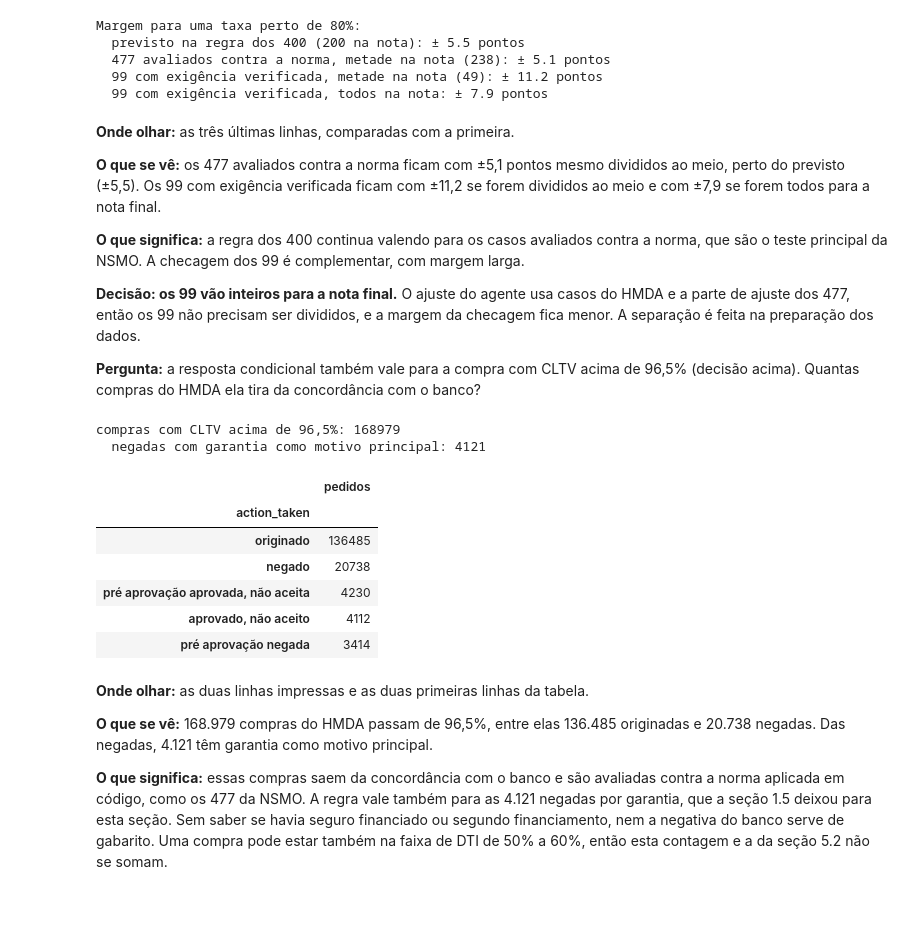
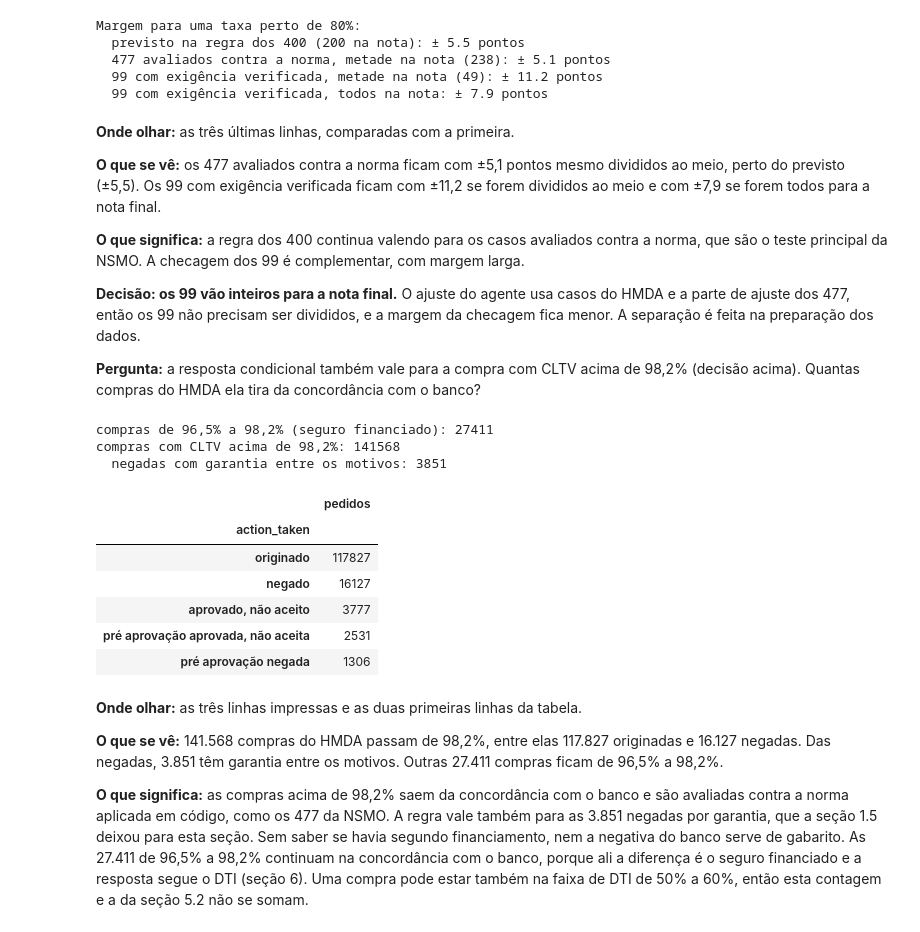
Before and after one commit to polloncarlos/multi-agent-credit-decision, a Jupyter notebook: notebooks/01_data_understanding.ipynb, the cells around one changed output. Saved outputs shown, nothing was run; the diff lists cells and outputs as text; code cells hidden in the pictures; blank space fills up the shorter version.

```diff
--- a/notebooks/01_data_understanding.ipynb
+++ b/notebooks/01_data_understanding.ipynb
@@ -647,19 +649,31 @@ O HMDA não diz qual dos três tipos de refinanciamento sem saque é cada pedido
 # %%
 # Teto por finalidade: compra, refinanciamento sem saque e com saque
-from src.rules import CLTV_CAP
+from src.rules import CLTV_CAP, cap_with_ufmip
+
+# Teto com o seguro inicial somado por cima (II.A.2): 98,2, 99,5 e 81,4
+CLTV_CAP_SEGURO = {}
+for finalidade in CLTV_CAP:
+    CLTV_CAP_SEGURO[finalidade] = cap_with_ufmip(finalidade, None)
 
 def acima_do_teto(df: pd.DataFrame) -> pd.DataFrame:
     d = df[df['loan_purpose'].isin(CLTV_CAP.keys())]
     cltv = pd.to_numeric(d['loan_to_value_ratio'], errors='coerce')
     acima = cltv > d['loan_purpose'].map(CLTV_CAP)
+    acima_seguro = cltv > d['loan_purpose'].map(CLTV_CAP_SEGURO)
     return pd.DataFrame({
         'pedidos': d.groupby('loan_purpose').size(),
         'acima do teto (%)': acima.groupby(d['loan_purpose']).mean()
         .mul(100).round(1),
+        'acima do teto com seguro (%)': acima_seguro
+        .groupby(d['loan_purpose']).mean().mul(100).round(1),
     }).rename(index=LOAN_PURPOSE)
 
+# Garantia em qualquer um dos quatro motivos
+neg_gar_4 = negados[(negados[todos_motivos] == '4').any(axis=1)]
+
 pd.concat({
-    'negados por garantia': acima_do_teto(neg_gar),
+    'negados por garantia (1º motivo)': acima_do_teto(neg_gar),
+    'negados por garantia (qualquer motivo)': acima_do_teto(neg_gar_4),
     'originados': acima_do_teto(originados),
 }, axis=1)
 # %% [output]
@@ -2031,34 +2047,36 @@ Margem para uma taxa perto de 80%:
 
 **Decisão: os 99 vão inteiros para a nota final.** O ajuste do agente usa casos do HMDA e a parte de ajuste dos 477, então os 99 não precisam ser divididos, e a margem da checagem fica menor. A separação é feita na preparação dos dados.
 
-**Pergunta:** a resposta condicional também vale para a compra com CLTV acima de 96,5% (decisão acima). Quantas compras do HMDA ela tira da concordância com o banco?
+**Pergunta:** a resposta condicional também vale para a compra com CLTV acima de 98,2% (decisão acima). Quantas compras do HMDA ela tira da concordância com o banco?
 # %%
-# Compras do HMDA com CLTV acima do teto de compra, por decisão
+# Compras do HMDA com CLTV acima do teto com o seguro financiado, por decisão
 compras_hmda = hmda[hmda['loan_purpose'] == '1']
 cltv_hmda = pd.to_numeric(compras_hmda['loan_to_value_ratio'], errors='coerce')
-acima_teto = compras_hmda[cltv_hmda > CLTV_CAP['1']]
-negada_garantia = (acima_teto['action_taken'] == '3') & (
-    acima_teto['denial_reason-1'] == '4'
-)
-print('compras com CLTV acima de 96,5%:', len(acima_teto))
-print('  negadas com garantia como motivo principal:', negada_garantia.sum())
+faixa_seguro = (cltv_hmda > CLTV_CAP['1']) & (cltv_hmda <= CLTV_CAP_SEGURO['1'])
+acima_teto = compras_hmda[cltv_hmda > CLTV_CAP_SEGURO['1']]
+garantia_entre_motivos = (acima_teto[todos_motivos] == '4').any(axis=1)
+negada_garantia = (acima_teto['action_taken'] == '3') & garantia_entre_motivos
+print('compras de 96,5% a 98,2% (seguro financiado):', faixa_seguro.sum())
+print('compras com CLTV acima de 98,2%:', len(acima_teto))
+print('  negadas com garantia entre os motivos:', negada_garantia.sum())
 acima_teto['action_taken'].map(ACTION_TAKEN).value_counts().to_frame('pedidos')
 # %% [output]
-compras com CLTV acima de 96,5%: 168979
-  negadas com garantia como motivo principal: 4121
+compras de 96,5% a 98,2% (seguro financiado): 27411
+compras com CLTV acima de 98,2%: 141568
+  negadas com garantia entre os motivos: 3851
 |  | pedidos |
 | action_taken |  |
-| originado | 136485 |
-| negado | 20738 |
-| pré aprovação aprovada, não aceita | 4230 |
-| aprovado, não aceito | 4112 |
-| pré aprovação negada | 3414 |
+| originado | 117827 |
+| negado | 16127 |
+| aprovado, não aceito | 3777 |
+| pré aprovação aprovada, não aceita | 2531 |
+| pré aprovação negada | 1306 |
 # %% [markdown]
-**Onde olhar:** as duas linhas impressas e as duas primeiras linhas da tabela.
+**Onde olhar:** as três linhas impressas e as duas primeiras linhas da tabela.
 
-**O que se vê:** 168.979 compras do HMDA passam de 96,5%, entre elas 136.485 originadas e 20.738 negadas. Das negadas, 4.121 têm garantia como motivo principal.
+**O que se vê:** 141.568 compras do HMDA passam de 98,2%, entre elas 117.827 originadas e 16.127 negadas. Das negadas, 3.851 têm garantia entre os motivos. Outras 27.411 compras ficam de 96,5% a 98,2%.
 
-**O que significa:** essas compras saem da concordância com o banco e são avaliadas contra a norma aplicada em código, como os 477 da NSMO. A regra vale também para as 4.121 negadas por garantia, que a seção 1.5 deixou para esta seção. Sem saber se havia seguro financiado ou segundo financiamento, nem a negativa do banco serve de gabarito. Uma compra pode estar também na faixa de DTI de 50% a 60%, então esta contagem e a da seção 5.2 não se somam.
+**O que significa:** as compras acima de 98,2% saem da concordância com o banco e são avaliadas contra a norma aplicada em código, como os 477 da NSMO. A regra vale também para as 3.851 negadas por garantia, que a seção 1.5 deixou para esta seção. Sem saber se havia segundo financiamento, nem a negativa do banco serve de gabarito. As 27.411 de 96,5% a 98,2% continuam na concordância com o banco, porque ali a diferença é o seguro financiado e a resposta segue o DTI (seção 6). Uma compra pode estar também na faixa de DTI de 50% a 60%, então esta contagem e a da seção 5.2 não se somam.
 # %% [markdown]
 ## 8. Síntese
 
```
Also changed, not shown: parts of 27 cells of this notebook.
